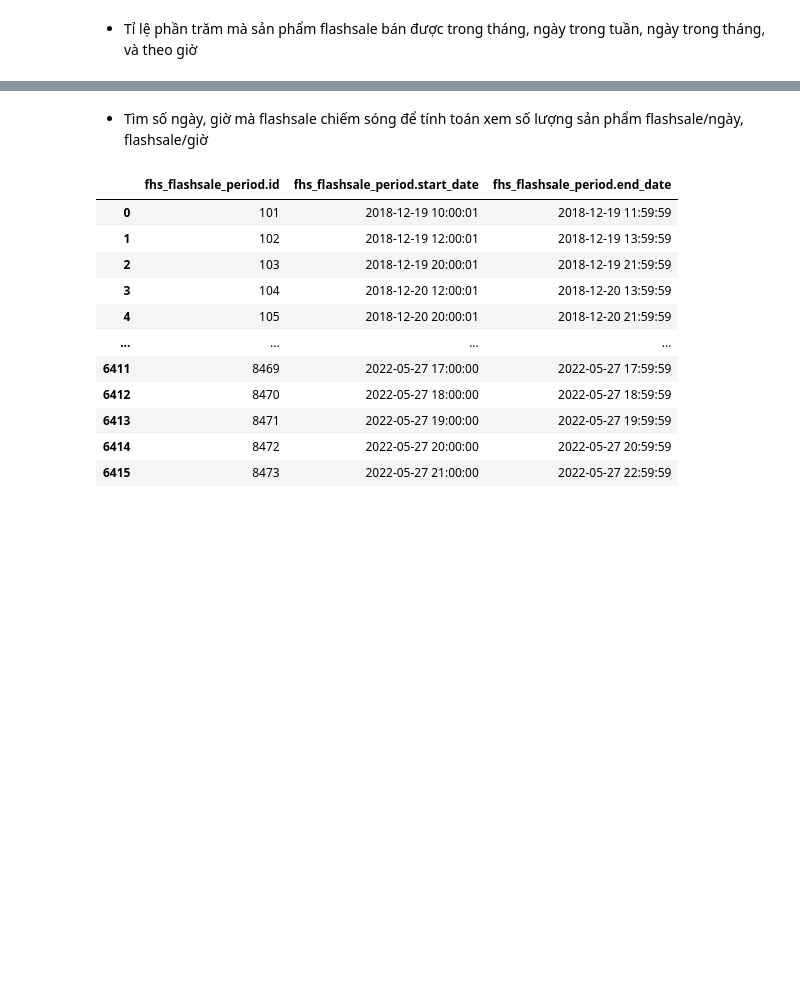
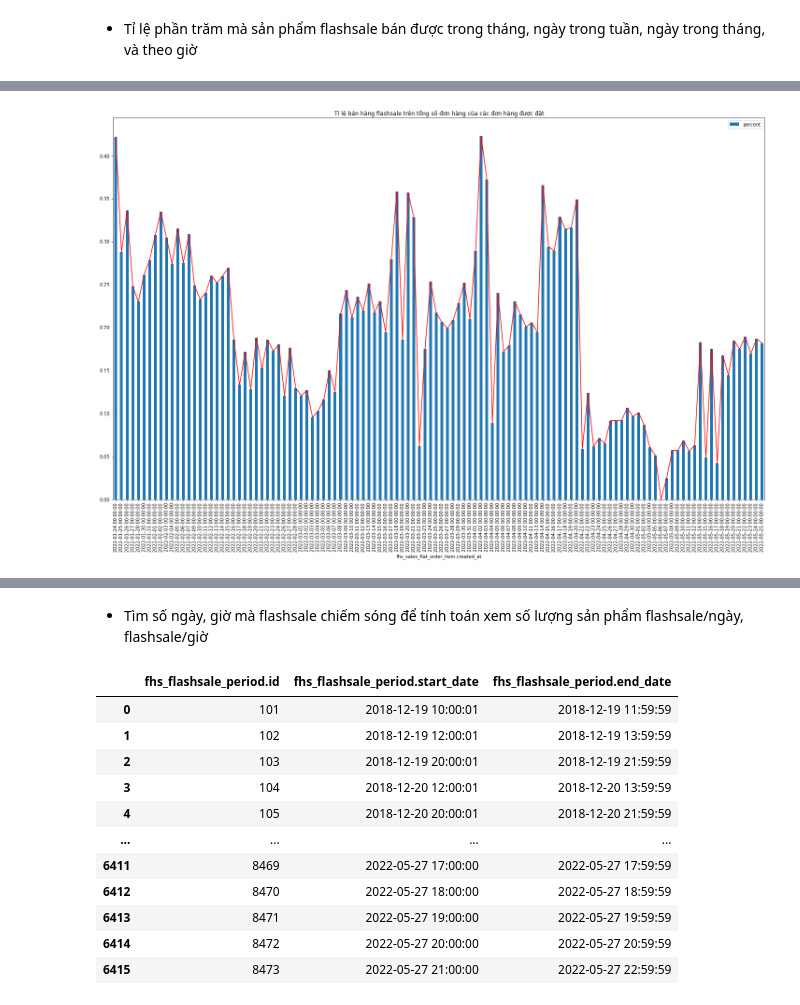
Before and after one commit to ToanLyHoa/Report-data-analysis, a Jupyter notebook: Analysis_Fahasa_Final.ipynb, the cells around one changed output, grey strips where cells are left out. Cells and saved outputs as stored; diff of their text form; code cells hidden in the pictures; blank space fills up the shorter version.

```diff
--- a/Analysis_Fahasa_Final.ipynb
+++ b/Analysis_Fahasa_Final.ipynb
@@ -859,4 +1003,5 @@ temp = pd.merge(df, fhs_flashsale_product_info_2022,
 temp = temp.loc[(temp['fhs_sales_flat_order_item.created_at'] > temp['fhs_flashsale_period.start_date'])
 &               (temp['fhs_sales_flat_order_item.created_at'] < temp['fhs_flashsale_period.end_date'])]
 
-temp.drop_duplicates(subset = fhs_sales_flat_order_item_state_2022.columns, inplace = True)
+fhs_sales_flat_order_item_flashsale_2022 = temp.drop_duplicates(subset = fhs_sales_flat_order_item_state_2022.columns)
+fhs_sales_flat_order_item_flashsale_2022['count'] = 1
@@ -878,0 +1014,23 @@ temp
+# %%
+# chứa thông tin về đơn hàng bán trong từng ngày
+df = fhs_sales_flat_order_item_flashsale_2022.groupby(
+          fhs_sales_flat_order_item_flashsale_2022['fhs_sales_flat_order_item.created_at'].dt.date)\
+                    ['fhs_flashsale_product.total_items', 'count'].sum()
+df = df.reset_index()
+string_to_datetime(df, 'fhs_sales_flat_order_item.created_at')
+
+df['percent'] = df['count']/df['fhs_flashsale_product.total_items']
+
+fig, ax = plt.subplots(figsize = (25, 15))
+
+df.plot.bar(x = 'fhs_sales_flat_order_item.created_at',
+                    y = 'percent', ax  = ax)
+
+temp = df['percent'].interpolate(method='polynomial', order=5)
+temp.plot.line(ax = ax, color = 'red')
+# ['linear', 'time', 'index', 'values', 'nearest', 'zero', 'slinear', 'quadratic', 'cubic',
+#  'barycentric', 'krogh', 'spline', 'polynomial', 'from_derivatives', 'piecewise_polynomial', 'pchip', 'akima', 'cubicspline']
+ax.set_title('Tỉ lệ bán hàng flashsale trên tổng số đơn hàng của các đơn hàng được đặt')
+ax.set_xticklabels(ax.get_xticklabels(), rotation = 90);
+# %% [output]
+[figure, added]
```
Also changed, not shown: parts of 19 cells of this notebook.
